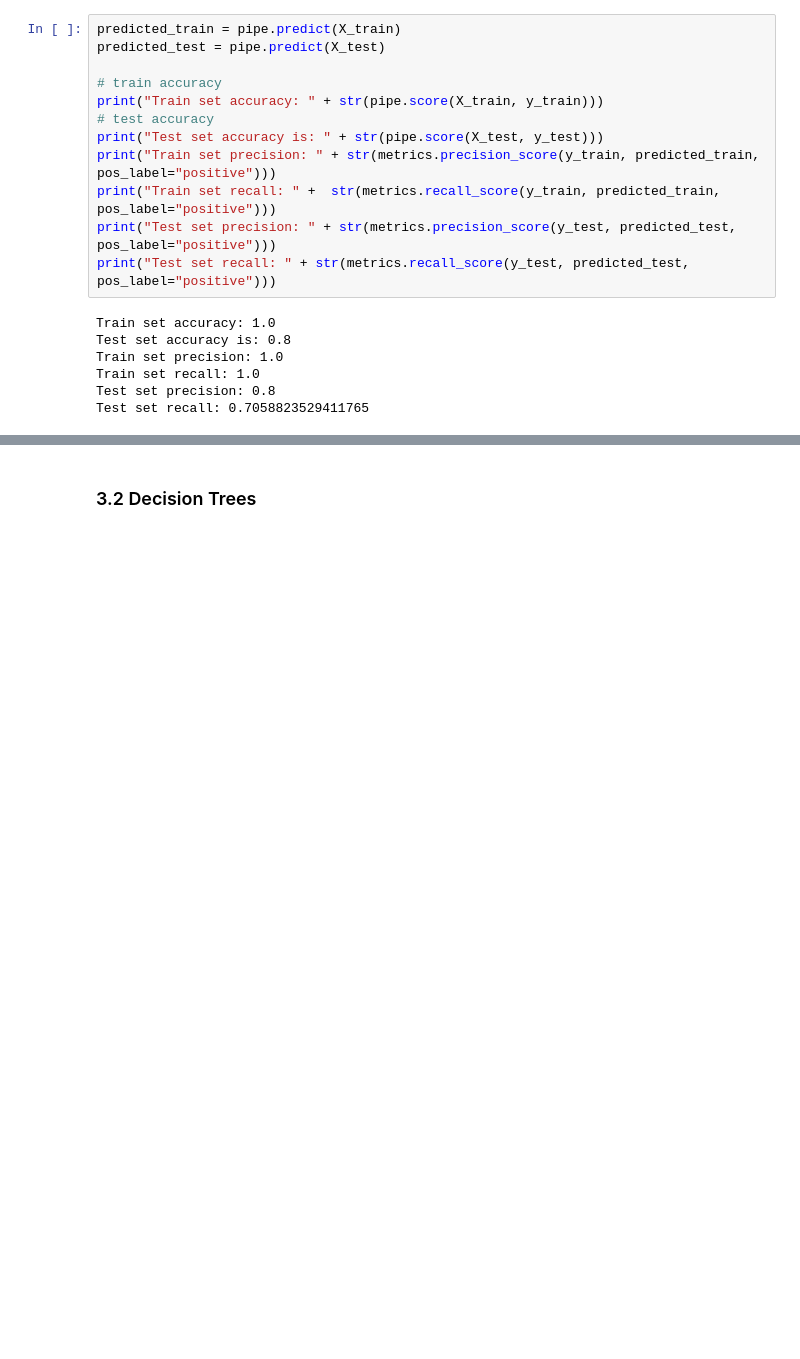
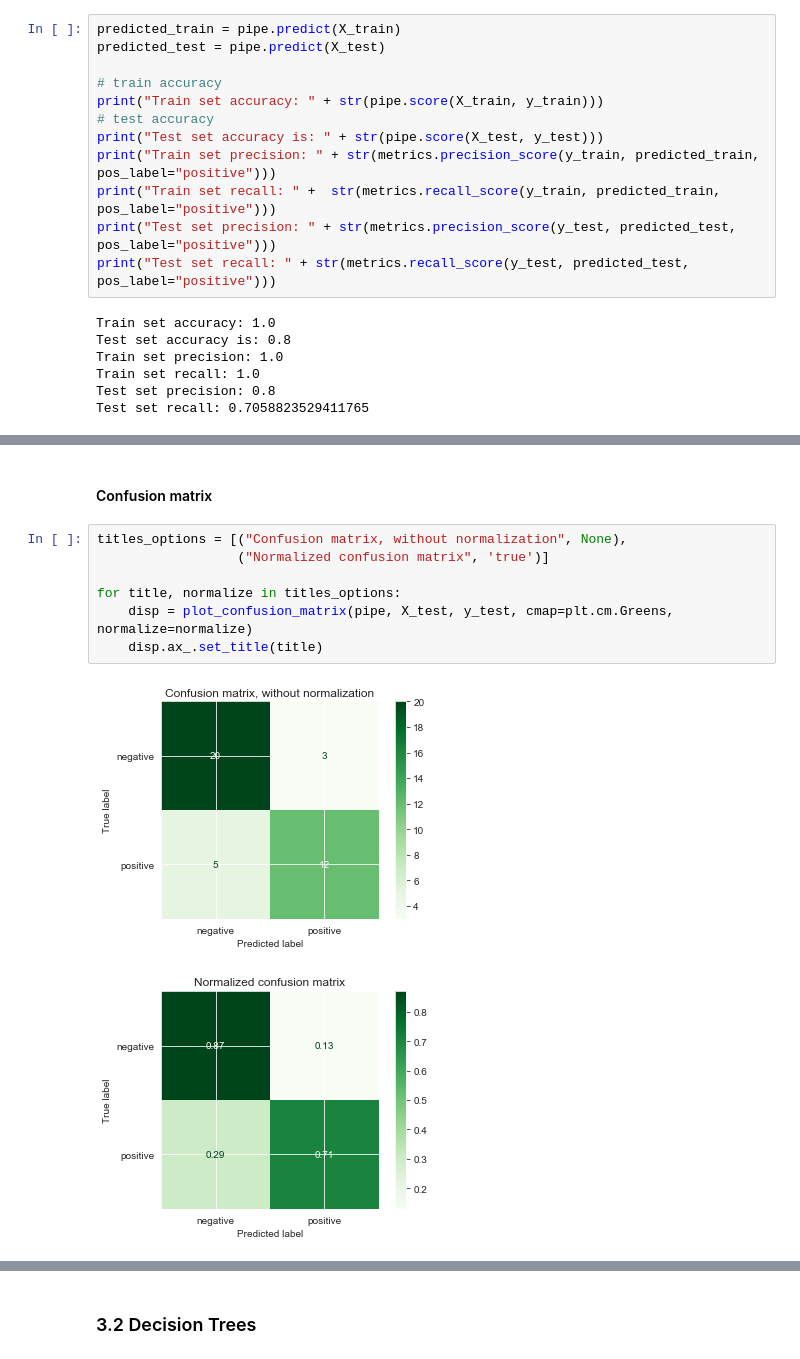
Before and after one commit to SylvainLosey/DMML2019_Team_Orange, a Jupyter notebook: code/main.ipynb, the cells around one changed output, grey strips where cells are left out. Cells and saved outputs as stored; diff of their text form; blank space fills up the shorter version.

```diff
--- a/code/main.ipynb
+++ b/code/main.ipynb
@@ -330,0 +245,12 @@ Confusion matrix for test set, without normalization
+# %% [markdown]
+#### Confusion matrix
+# %%
+titles_options = [("Confusion matrix, without normalization", None),
+                  ("Normalized confusion matrix", 'true')]
+
+for title, normalize in titles_options:
+    disp = plot_confusion_matrix(pipe, X_test, y_test, cmap=plt.cm.Greens, normalize=normalize)
+    disp.ax_.set_title(title)
+# %% [output]
+[figure, added]
+[figure, added]
```
Also changed, not shown: parts of 25 cells of this notebook.
